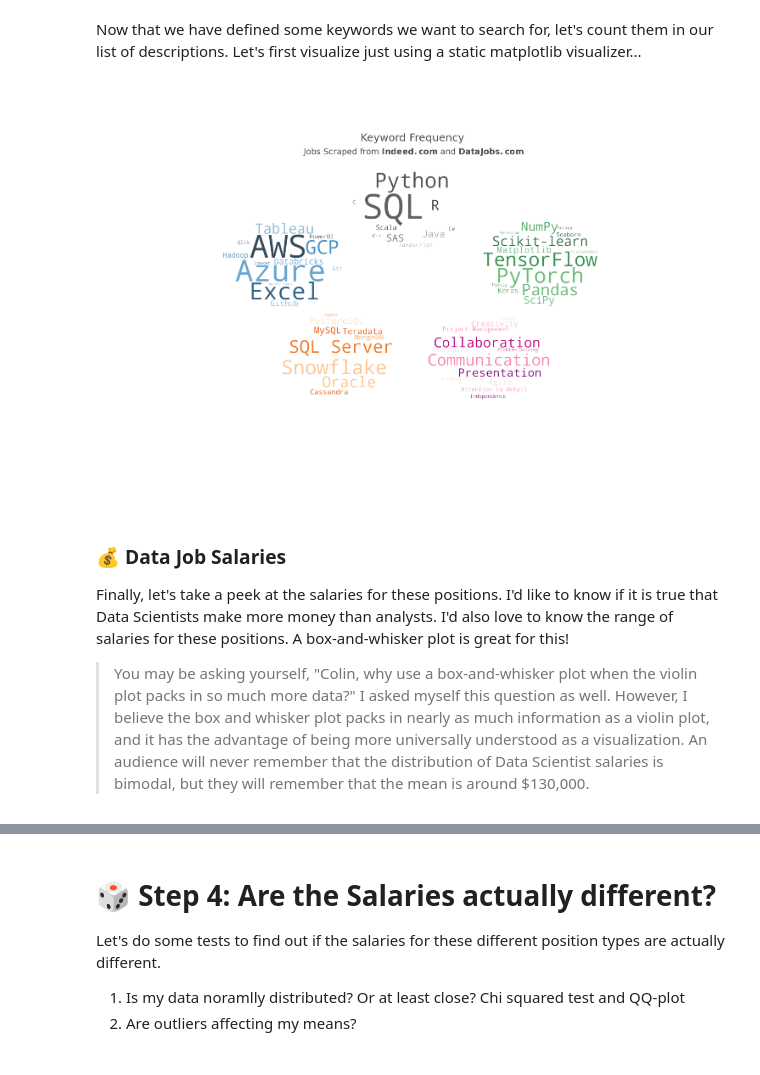
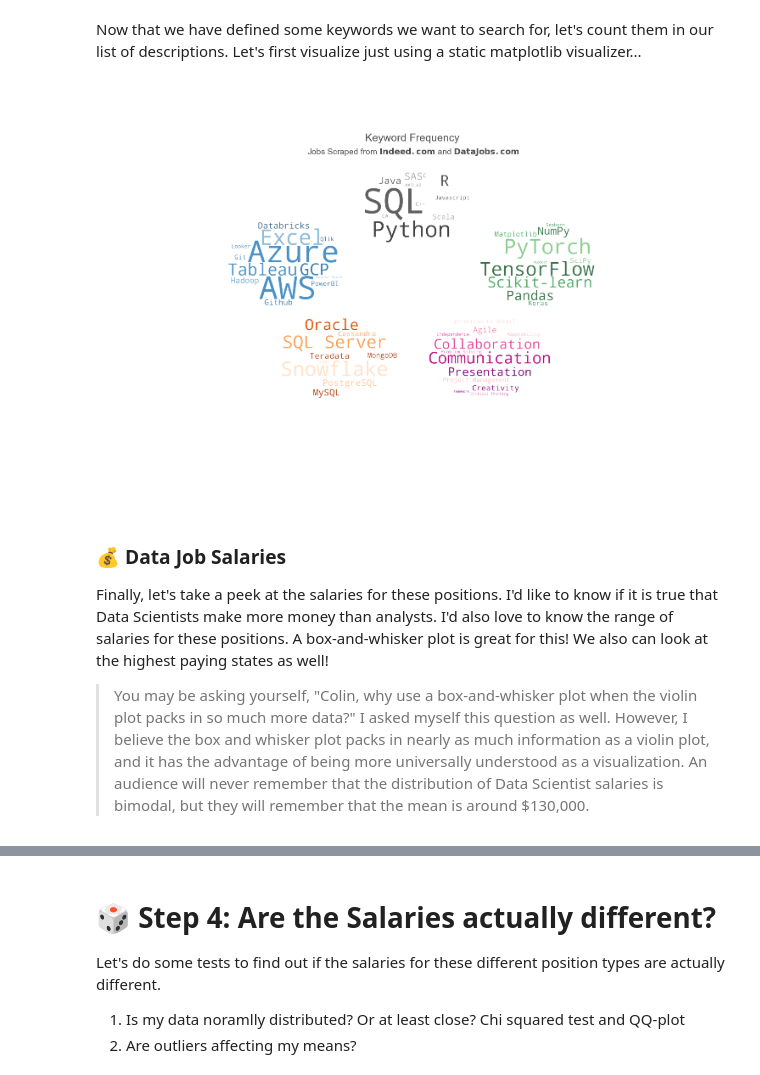
Before and after one commit to ColinB19/datajobswebscraper, a Jupyter notebook: Webscrape_DataJobs.ipynb, the cells around one changed output, grey strips where cells are left out. Saved outputs shown, nothing was run; the diff lists cells and outputs as text; code cells hidden in the pictures.

```diff
--- a/Webscrape_DataJobs.ipynb
+++ b/Webscrape_DataJobs.ipynb
@@ -95,6 +95,10 @@ dj_job_meta = pd.read_csv(PATH + "/DataJobs_job-meta.csv", delimiter=",")
 dj_job_descriptions = pd.read_csv(
     PATH + "/DataJobs_job-descriptions.csv", delimiter=","
 )
+# %%
+# TEMP
+from datetime import datetime
+indeed_job_meta = indeed_job_meta[indeed_job_meta.pull_date != '05/24/2024']
 # %% [markdown]
 # 📥 **Step 2**: Import and Consolidate Scraped Data
 
@@ -825,7 +843,7 @@ soft_skills_counts = kw_counter(text=job_descs_concat, kws=soft_skills)
 Now that we have defined some keywords we want to search for, let's count them in our list of descriptions. Let's first visualize just using a static matplotlib visualizer...
 # %%
 # this mask will force our word cloud into a nice
-mask = np.array(Image.open("/home/colin/Pictures/ellipse.png"))
+mask = np.array(Image.open("IMG\\ellipse.png"))
 
 fig, ax = plt.subplots(figsize=(15, 10))
 ax.axis("off")
@@ -938,38 +956,38 @@ wordcloud = WordCloud(
 ).generate_from_frequencies(databases_counts)
 
 
 # Display the generated image:
 downleftax.imshow(wordcloud, interpolation="bilinear")
 downleftax.axis("off")
 
 # this word cloud is for soft skills
 wordcloud = WordCloud(
     background_color="rgba(255, 255, 255, 0)",
     mode="RGBA",
     mask=mask,
     max_words=100,
     height=wc_height,
     width=wc_width,
     colormap=ListedColormap(sns.color_palette("RdPu").as_hex()),
     min_word_length=3,
     prefer_horizontal=1,
     min_font_size=14,
     max_font_size=100,
 ).generate_from_frequencies(soft_skills_counts)
 
 
 # Display the generated image:
 downrightax.imshow(wordcloud, interpolation="bilinear")
 downrightax.axis("off")
 
 plt.tight_layout()
 # plt.savefig("FIGS/wc_specific.png")
 # %% [output]
-[figure, old version]
+[figure, new version]
 # %% [markdown]
 ### 💰 Data Job Salaries
 
-Finally, let's take a peek at the salaries for these positions. I'd like to know if it is true that Data Scientists make more money than analysts. I'd also love to know the range of salaries for these positions. A box-and-whisker plot is great for this!
+Finally, let's take a peek at the salaries for these positions. I'd like to know if it is true that Data Scientists make more money than analysts. I'd also love to know the range of salaries for these positions. A box-and-whisker plot is great for this! We also can look at the highest paying states as well!
 
 > You may be asking yourself, "Colin, why use a box-and-whisker plot when the violin plot packs in so much more data?" I asked myself this question as well. However, I believe the box and whisker plot packs in nearly as much information as a violin plot, and it has the advantage of being more universally understood as a visualization. An audience will never remember that the distribution of Data Scientist salaries is bimodal, but they will remember that the mean is around $130,000.
 # %%
```
Also changed, not shown: parts of 20 cells of this notebook, 2 other files.
